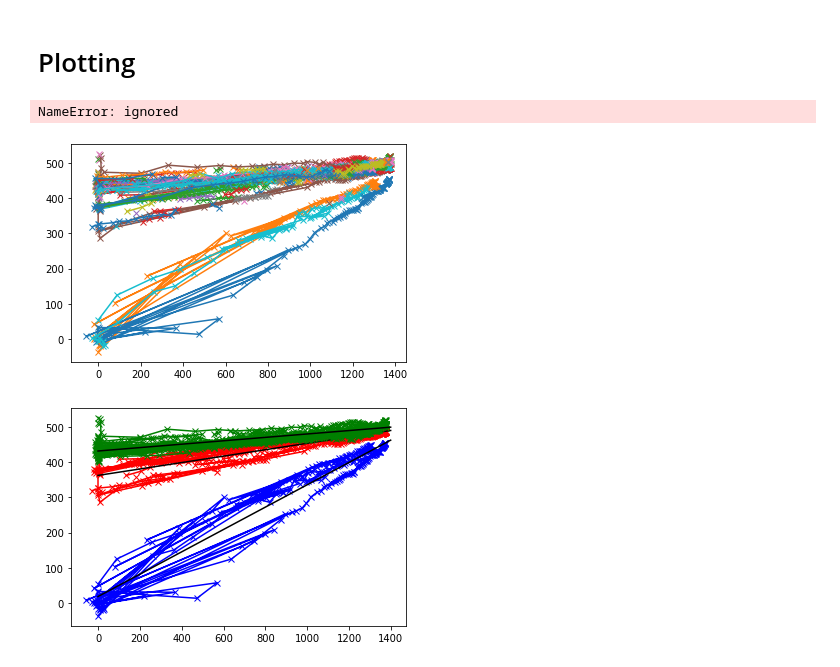
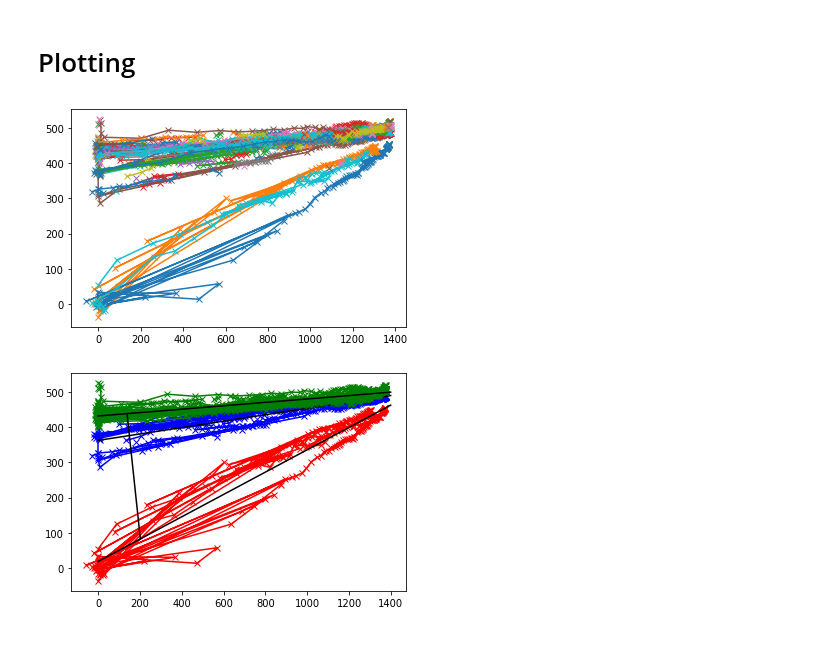
Before and after one commit to jmhaussaire/SOAI-Project, a Jupyter notebook: classification.ipynb, the cells around one changed output. Drawn from its saved outputs; the diff is of its cells as text; code cells hidden in the pictures.

```diff
--- a/classification.ipynb
+++ b/classification.ipynb
@@ -82,8 +81,7 @@ print(LOI)
 # %% [markdown]
 # Plotting
 # %%
-classification.plotting(tracks,clusters,final_points)
+classification.plotting(tracks,clusters,LOI)
 # %% [output]
-NameError: ignored
 [figure]
-[figure, old version]
+[figure, new version]
```
Also changed, not shown: parts of 3 cells of this notebook.
